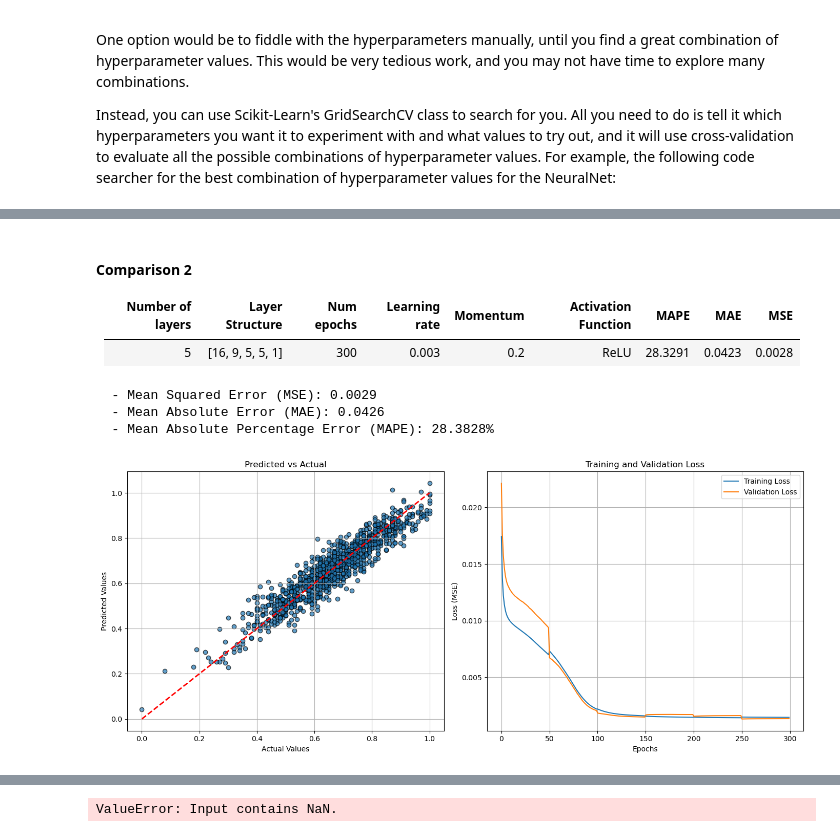
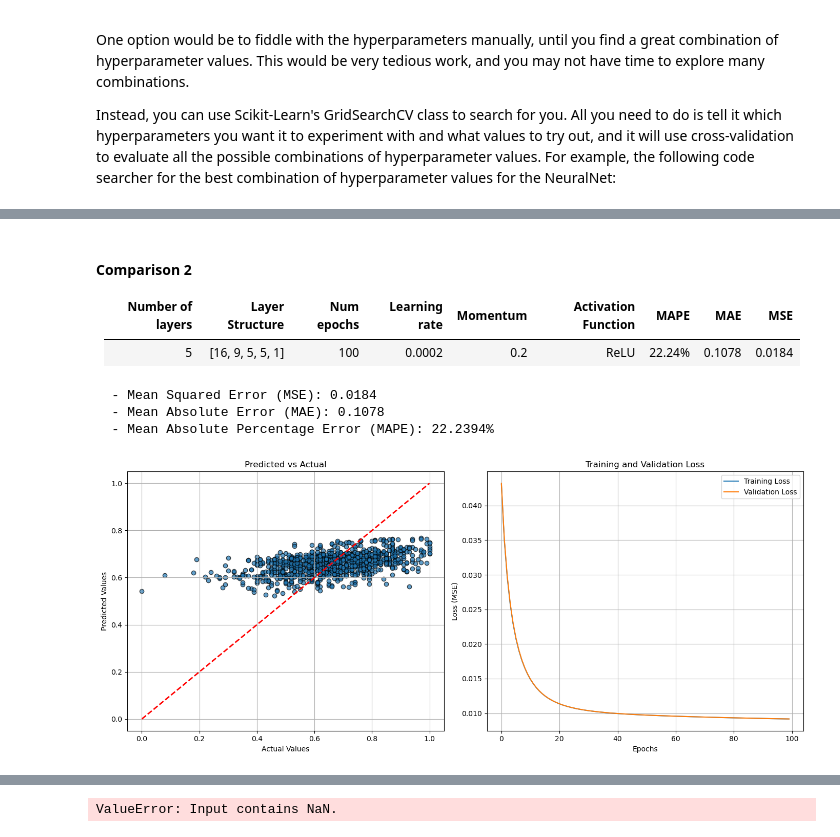
Before and after one commit to Danie1Arias/A1-DanielArias-BeatrizEnriquez, a Jupyter notebook: A1_DanielArias_BeatrizEnriquez.ipynb, the cells around one changed output, grey strips where cells are left out. Cells and saved outputs as stored; diff of their text form; code cells hidden in the pictures.

```diff
--- a/A1_DanielArias_BeatrizEnriquez.ipynb
+++ b/A1_DanielArias_BeatrizEnriquez.ipynb
@@ -312,7 +292,7 @@ plt.show()
 
 | Number of layers | Layer Structure | Num epochs | Learning rate | Momentum | Activation Function | MAPE | MAE | MSE |
 |---|---|---|---|---|---|---|---|---|
-|5|[16, 9, 5, 5, 1]|300|0.003|0.2|ReLU|28.3291|0.0423|0.0028|
+|5|[16, 9, 5, 5, 1]|100|0.0002|0.2|ReLU|22.24%|0.1078|0.0184|
 # %%
 import NeuralNet as NN
 from sklearn.metrics import mean_squared_error, mean_absolute_error
@@ -327,11 +307,11 @@ X = X.to_numpy()
 y = y.to_numpy()
 # Neural Network Hyperparameters
 layers2 = [len(df_encoded_scaled.columns) - 1, 9, 5, 5, 1]
-epochs2 = 50
-learning_rate2 = 0.003
+epochs2 = 100
+learning_rate2 = 0.0002
 fact2 = 'relu'
 momentum2 = 0.2
-n_splits2 = 6
+n_splits2 = 3
 
 nn2 = NN.NeuralNet(layers2, epochs2, learning_rate2, momentum2, fact2, n_splits2)
 nn2.fit(X, y)
@@ -341,34 +321,34 @@ training_loss2, validation_loss2 = nn2.loss_epochs()
 fig, axes = plt.subplots(1, 2, figsize=(14, 6))
 
 mse2 = mean_squared_error(y, y_pred2)
 mae2 = mean_absolute_error(y, y_pred2)
 mape2 = np.mean(np.abs((y - y_pred2) / np.where(y == 0, 1, y))) * 100
 
 print(f"  - Mean Squared Error (MSE): {mse2:.4f}")
 print(f"  - Mean Absolute Error (MAE): {mae2:.4f}")
 print(f"  - Mean Absolute Percentage Error (MAPE): {mape2:.4f}%")
 
 # 1. Predicted vs Actual
 axes[0].scatter(y, y_pred2, alpha=0.7, edgecolors='k')
 axes[0].plot([y.min(), y.max()], [y.min(), y.max()], 'r--', lw=2)
 axes[0].set_title('Predicted vs Actual')
 axes[0].set_xlabel('Actual Values')
 axes[0].set_ylabel('Predicted Values')
 axes[0].grid(True)
 
 # 2. Training and Validation Loss over Epochs
 axes[1].plot(training_loss2, label='Training Loss')
 axes[1].plot(validation_loss2, label='Validation Loss')
 axes[1].set_title('Training and Validation Loss')
 axes[1].set_xlabel('Epochs')
 axes[1].set_ylabel('Loss (MSE)')
 axes[1].legend()
 axes[1].grid(True)
 
 plt.tight_layout()
 plt.show()
 # %% [output]
-  - Mean Squared Error (MSE): 0.0029
-  - Mean Absolute Error (MAE): 0.0426
-  - Mean Absolute Percentage Error (MAPE): 28.3828%
+  - Mean Squared Error (MSE): 0.0184
+  - Mean Absolute Error (MAE): 0.1078
+  - Mean Absolute Percentage Error (MAPE): 22.2394%
-[figure, old version]
+[figure, new version]
```
Also changed, not shown: parts of 30 cells of this notebook, 1 other file.
